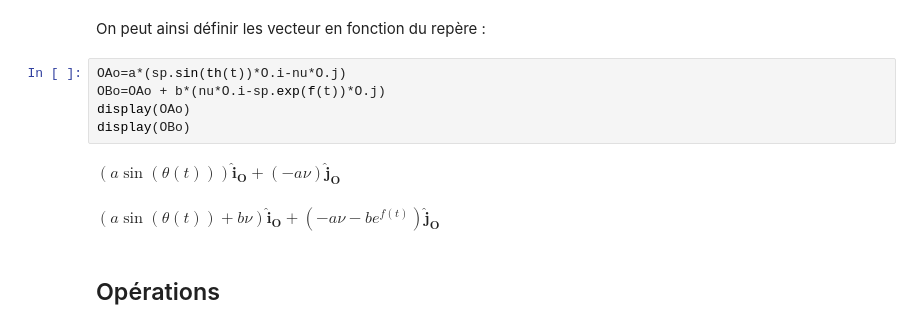
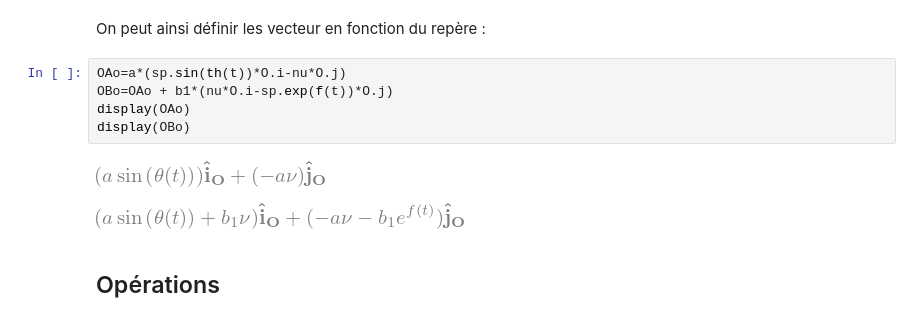
Before and after one commit to chafardon/CL-Mevib, a Jupyter notebook: SymPy.ipynb, the cells around one changed output. Saved outputs shown, nothing was run; the diff lists cells and outputs as text.

```diff
--- a/SymPy.ipynb
+++ b/SymPy.ipynb
@@ -69,12 +82,12 @@ O=CoordSys3D('O')
 On peut ainsi définir les vecteur en fonction du repère :
 # %%
 OAo=a*(sp.sin(th(t))*O.i-nu*O.j)
-OBo=OAo + b*(nu*O.i-sp.exp(f(t))*O.j)
+OBo=OAo + b1*(nu*O.i-sp.exp(f(t))*O.j)
 display(OAo)
 display(OBo)
 # %% [output]
-$\displaystyle (a \sin{\left(\theta{\left(t \right)} \right)})\mathbf{\hat{i}_{O}} + (- a \nu)\mathbf{\hat{j}_{O}}$
-$\displaystyle (a \sin{\left(\theta{\left(t \right)} \right)} + b \nu)\mathbf{\hat{i}_{O}} + (- a \nu - b e^{f{\left(t \right)}})\mathbf{\hat{j}_{O}}$
+[figure, added]
+[figure, added]
 # %% [markdown]
 ## Opérations
 # %% [markdown]
```
Also changed, not shown: parts of 40 cells of this notebook.
